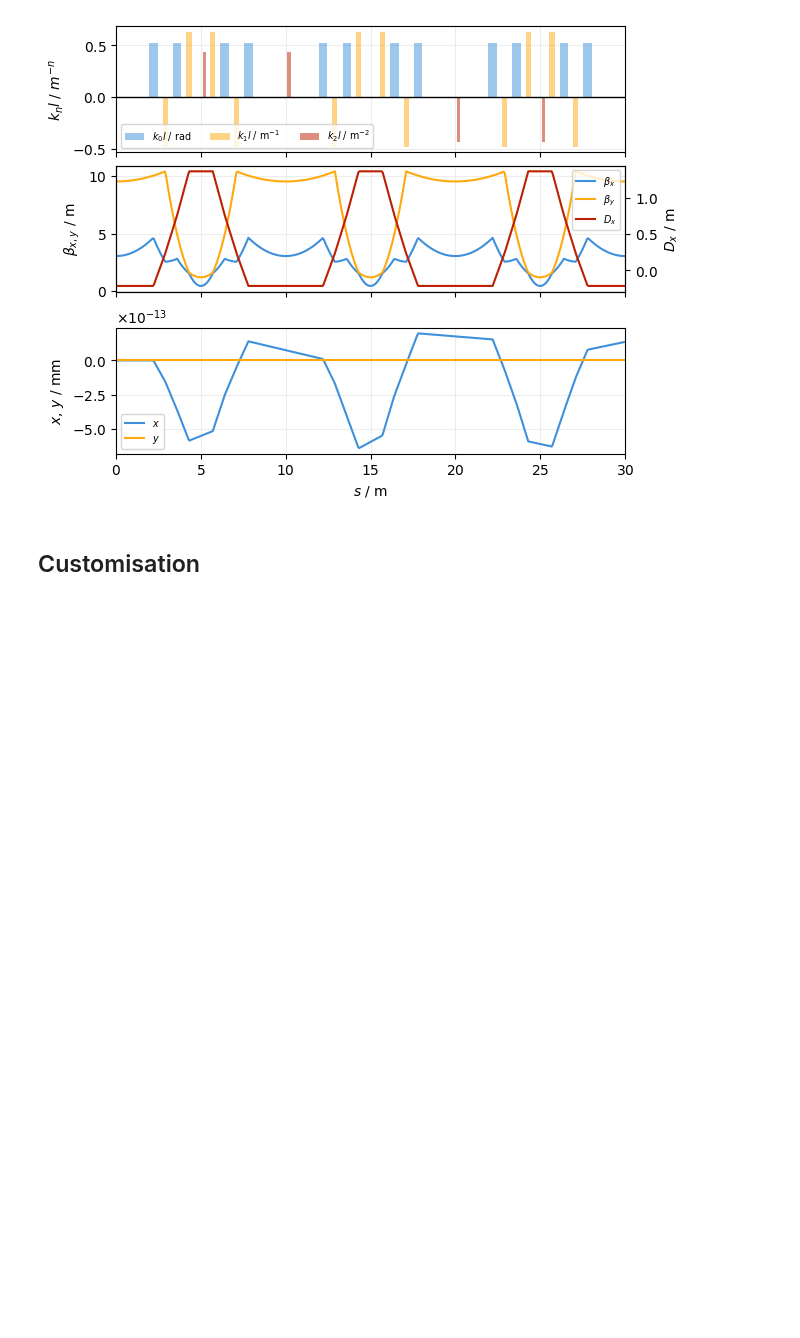
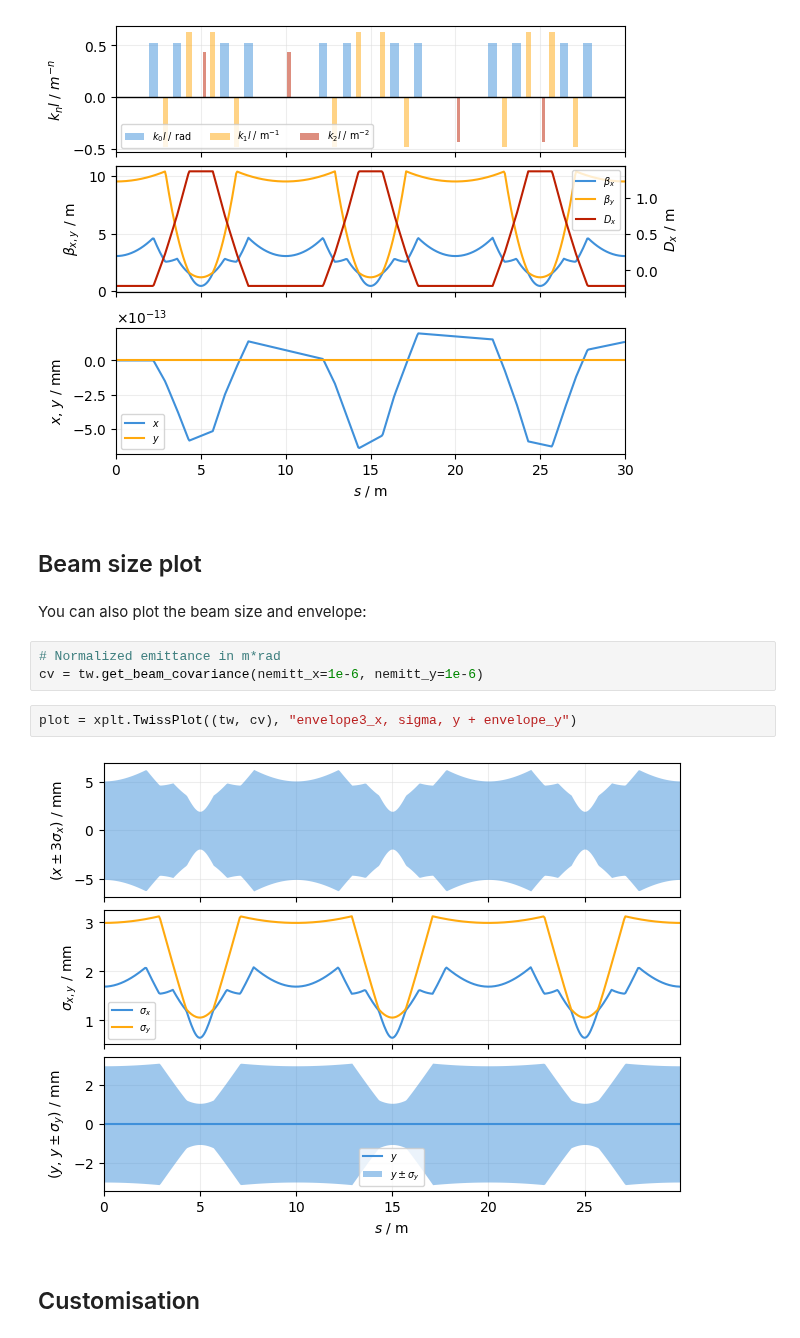
Before and after one commit to xsuite/xplt, a Jupyter notebook: examples/twiss.ipynb, the cells around one changed output. Drawn from its saved outputs; the diff is of its cells as text; blank space fills up the shorter version.

Commit message:
Add support for beam envelope, beam size and other data from twiss.get_beam_covariance

```diff
--- a/examples/twiss.ipynb
+++ b/examples/twiss.ipynb
@@ -70,6 +62,17 @@ Create a default {class}`TwissPlot <xplt.twiss.TwissPlot>` (passing `line` to th
 plot = xplt.TwissPlot(tw, line=line)
 # %% [output]
 [figure]
+# %% [markdown]
+## Beam size plot
+# %% [markdown]
+You can also plot the beam size and envelope:
+# %%
+# Normalized emittance in m*rad
+cv = tw.get_beam_covariance(nemitt_x=1e-6, nemitt_y=1e-6)
+# %%
+plot = xplt.TwissPlot((tw, cv), "envelope3_x, sigma, y + envelope_y")
+# %% [output]
+[figure, added]
 # %% [markdown]
 ## Customisation
 # %% [markdown]
```
Also changed, not shown: parts of 3 cells of this notebook, 3 other files.
